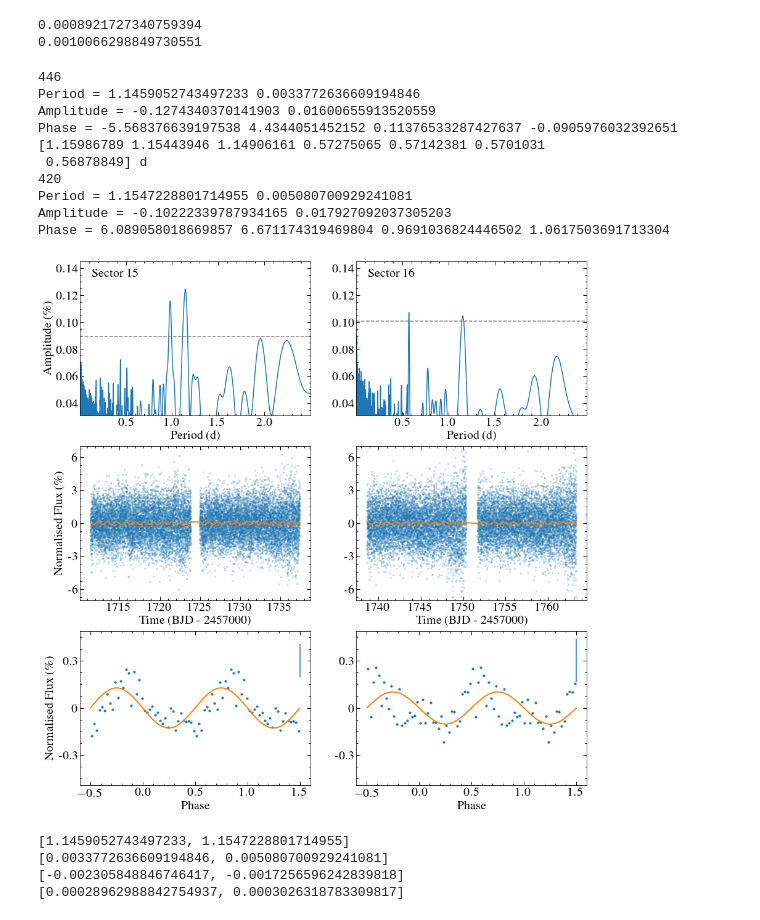
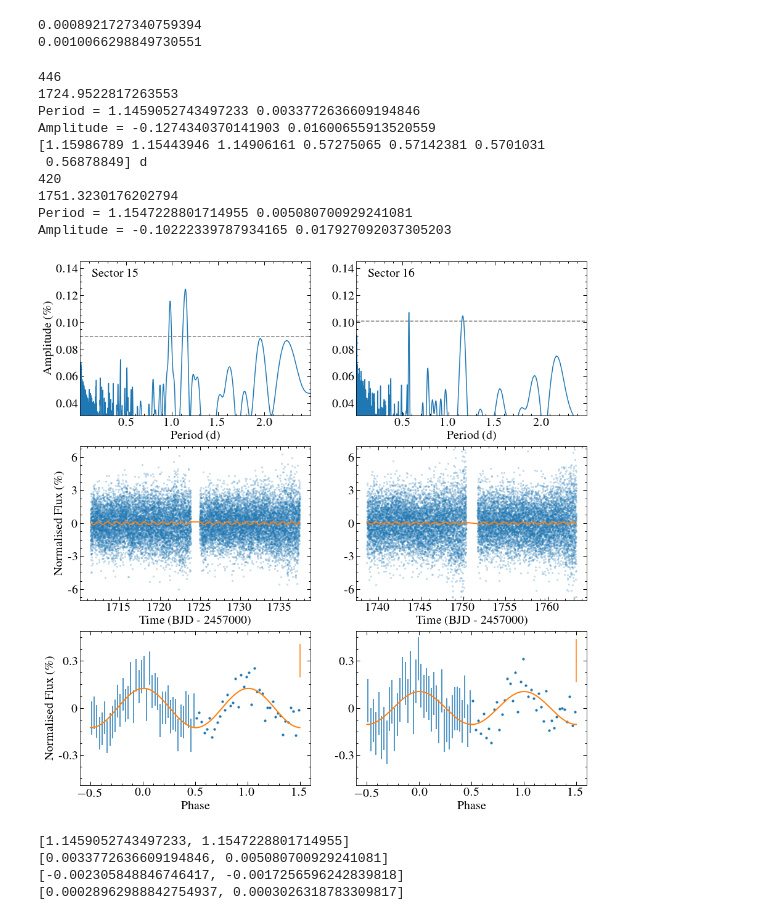
Before and after one commit to davidjwilson/GD394-Tess, a Jupyter notebook: tess_period2.ipynb, the cells around one changed output. Saved outputs shown, nothing was run; the diff lists cells and outputs as text; code cells hidden in the pictures.

```diff
--- a/tess_period2.ipynb
+++ b/tess_period2.ipynb
@@ -468,17 +468,24 @@ for i, lc in enumerate([lc15, lc16]):
          t0 = lc.time[0]#+(sin_fit.phase*sin_fit.frequency) #what phase to fold to
 
 
-    #lc_fold = lc.fold(1/sin_fit.frequency,  t0 =2458737.560)#, t0 = t0)#.bin(50)
-    lc_fold = lc.fold(1/sin_fit.frequency, t0 = t0)#.bin(50)
+    mid = lc.time[0]+ 0.5 * (lc.time[-1]-lc.time[0])
+    tep = np.linspace(mid-0.599, mid+0.99, 10000)
+   # plt.plot(tep, sin_fit(tep))
+    eph = tep[np.argmax(sin_fit(tep))]# +2457000
+    print(eph)
+
+    lc_fold = lc.fold(1/sin_fit.frequency,  t0 =eph)#, t0 = t0)#.bin(50)
+    #lc_fold = lc.fold(1/sin_fit.frequency, t0 = 0)#.bin(50)
+   # lc_fold = lc.fold(1.1468045290740154, t0 = 0)#.bin(50)
     #plt.scatter(lc_fold.time, lc_fold.flux, s=5, rasterized=True, alpha=0.2)
-  #  plt.errorbar(lc_fold.bin(pbin).time, lc_fold.bin(pbin).flux, yerr=lc_fold.bin(pbin).flux_err, ls='none')
-    plt.scatter(lc_fold.bin(pbin).time, lc_fold.bin(pbin).flux, s=10, c='C0')
+    plt.errorbar(lc_fold.bin(pbin).time, lc_fold.bin(pbin).flux, yerr=lc_fold.bin(pbin).flux_err, ls='none')
+    #plt.scatter(lc_fold.bin(pbin).time, lc_fold.bin(pbin).flux,  s=10, c='C0')
     plt.scatter(lc_fold.bin(pbin).time+1, lc_fold.bin(pbin).flux, s=10, c='C0')
 
     fold_mod =  models.Sine1D(amplitude=0.001, frequency=1, fixed={'frequency':True})
-    sfold_fit = fitter(fold_mod, lc_fold.time, lc_fold.flux)
+    fold_fit = fitter(fold_mod, lc_fold.time, lc_fold.flux)
     #fold_fit_e = np.sqrt(np.diag(fitter.fit_info['param_cov']))
-    fold_fit = models.Sine1D(amplitude=sin_fit.amplitude, frequency=1)#, phase=sin_fit.phase)
+    #fold_fit = models.Sine1D(amplitude=sin_fit.amplitude, frequency=1, phase=sin_fit.phase)
     plt.plot(lc_fold.time,fold_fit(lc_fold.time), c='C1', lw=2)
     plt.plot(lc_fold.time+1,fold_fit(lc_fold.time), c='C1', lw=2)
     plt.errorbar(1.5, 0.003, yerr=np.median(lc_fold.bin(pbin).flux_err))
@@ -487,38 +494,38 @@ for i, lc in enumerate([lc15, lc16]):
         plt.ylabel('Normalised Flux (\%)', size=20)
     plt.xlabel('Phase', size=20)
     plt.ylim(-0.0049, 0.0049)
     plt.yticks((-0.003, 0, 0.003), ('-0.3', '0', '0.3'))
 
   #  print(sin_fit)
     print('Period =', 1/sin_fit.frequency.value, sin_fit_e[1]/(sin_fit.frequency.value**2))
     print('Amplitude =', sin_fit.amplitude.value*100, sin_fit_e[0]*100)
 
     crowd = fits.getheader(tessfits[i],1)['CROWDSAP']
     #print ('CROWDSAP', crowd)
 
    # print('Adjusted Amplitide', sin_fit.amplitude.value/crowd, sin_fit_e[0]/crowd)
    # print('Adjusted Amplitide (folded)', fold_fit.amplitude.value/crowd, sin_fit_e[0]/crowd)
-    print('Phase =', sin_fit.phase.value, sin_fit_e[2], sin_fit.phase.value/(2*np.pi) %1, (sin_fit_e[2]/sin_fit.phase.value)*(sin_fit.phase.value/(2*np.pi) %1))
+    #print('Phase =', sin_fit.phase.value, sin_fit_e[2], sin_fit.phase.value/(2*np.pi) %1, (sin_fit_e[2]/sin_fit.phase.value)*(sin_fit.phase.value/(2*np.pi) %1))
 
     periods.append(1/sin_fit.frequency.value)
     period_errors.append(sin_fit_e[1]/(sin_fit.frequency.value**2))
     amplitudes.append(sin_fit.amplitude.value/crowd)
     amplitude_errors.append(sin_fit_e[0]/crowd)
 plt.tight_layout()
 plt.subplots_adjust(hspace=0.2, wspace=0.2)
-plt.savefig('plots/gd394_tess_full.pdf', dpi=150)
+#plt.savefig('plots/gd394_tess_full.pdf', dpi=150)
 # %% [output]
 446
+1724.9522817263553
 Period = 1.1459052743497233 0.0033772636609194846
 Amplitude = -0.1274340370141903 0.01600655913520559
-Phase = -5.568376639197538 4.4344051452152 0.11376533287427637 -0.0905976032392651
 [1.15986789 1.15443946 1.14906161 0.57275065 0.57142381 0.5701031
  0.56878849] d
 420
+1751.3230176202794
 Period = 1.1547228801714955 0.005080700929241081
 Amplitude = -0.10222339787934165 0.017927092037305203
-Phase = 6.089058018669857 6.671174319469804 0.9691036824446502 1.0617503691713304
-[figure, old version]
+[figure, new version]
 # %%
 print(periods)
 print(period_errors)
```
Also changed, not shown: parts of 1 cell of this notebook, 5 other files.
